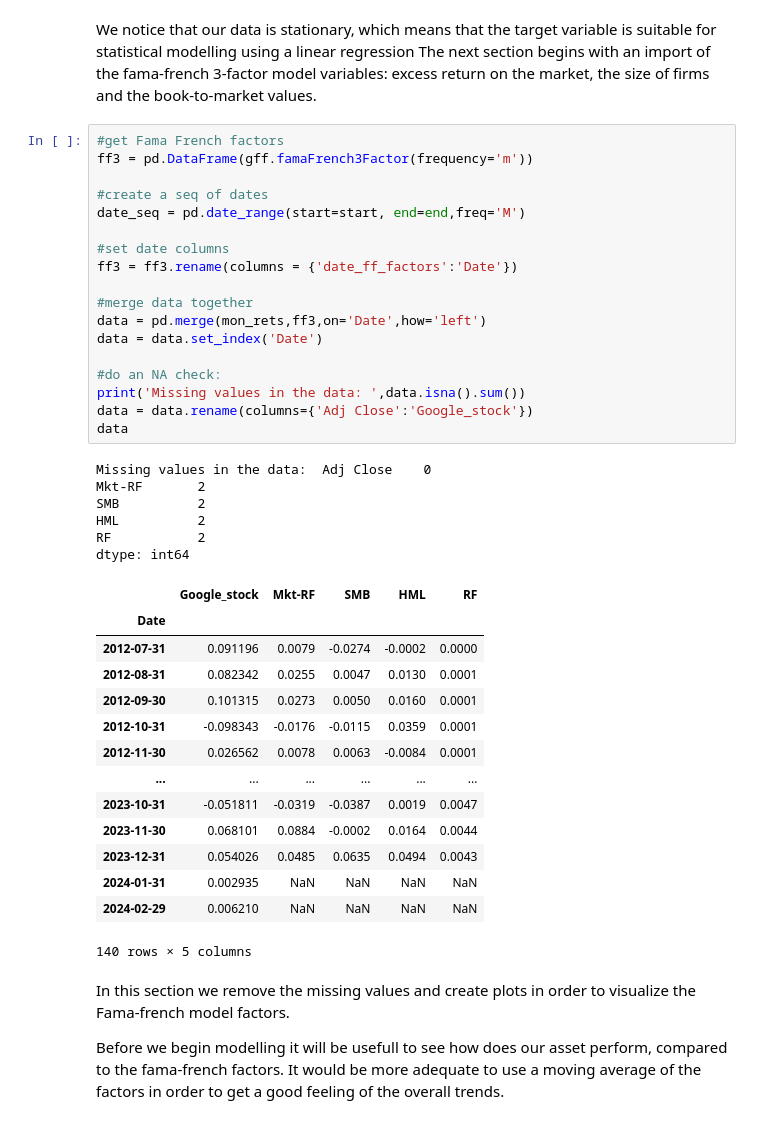
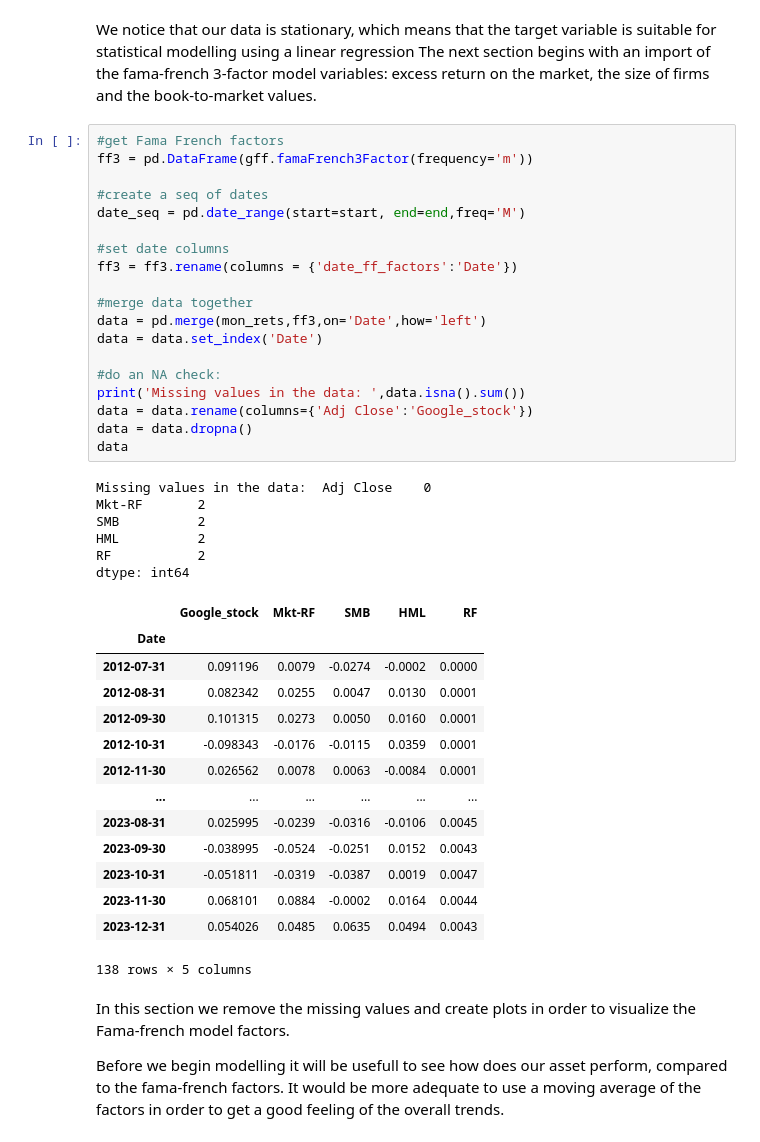
Before and after one commit to leoouyang781/Test-Repository, a Jupyter notebook: Python-For-Finance-2nd-Edition/Chapter 7.ipynb, the cells around one changed output. Cells and saved outputs as stored; diff of their text form.

```diff
--- a/Python-For-Finance-2nd-Edition/Chapter 7.ipynb
+++ b/Python-For-Finance-2nd-Edition/Chapter 7.ipynb
@@ -406,39 +406,40 @@ ff3 = pd.DataFrame(gff.famaFrench3Factor(frequency='m'))
 
 #create a seq of dates
 date_seq = pd.date_range(start=start, end=end,freq='M')
 
 #set date columns
 ff3 = ff3.rename(columns = {'date_ff_factors':'Date'})
 
 #merge data together
 data = pd.merge(mon_rets,ff3,on='Date',how='left')
 data = data.set_index('Date')
 
 #do an NA check:
 print('Missing values in the data: ',data.isna().sum())
 data = data.rename(columns={'Adj Close':'Google_stock'})
+data = data.dropna()
 data
 # %% [output]
 Missing values in the data:  Adj Close    0
 Mkt-RF       2
 SMB          2
 HML          2
 RF           2
 dtype: int64
 |  | Google_stock | Mkt-RF | SMB | HML | RF |
 | Date |  |  |  |  |  |
 | 2012-07-31 | 0.091196 | 0.0079 | -0.0274 | -0.0002 | 0.0000 |
 | 2012-08-31 | 0.082342 | 0.0255 | 0.0047 | 0.0130 | 0.0001 |
 | 2012-09-30 | 0.101315 | 0.0273 | 0.0050 | 0.0160 | 0.0001 |
 | 2012-10-31 | -0.098343 | -0.0176 | -0.0115 | 0.0359 | 0.0001 |
 | 2012-11-30 | 0.026562 | 0.0078 | 0.0063 | -0.0084 | 0.0001 |
 | ... | ... | ... | ... | ... | ... |
+| 2023-08-31 | 0.025995 | -0.0239 | -0.0316 | -0.0106 | 0.0045 |
+| 2023-09-30 | -0.038995 | -0.0524 | -0.0251 | 0.0152 | 0.0043 |
 | 2023-10-31 | -0.051811 | -0.0319 | -0.0387 | 0.0019 | 0.0047 |
 | 2023-11-30 | 0.068101 | 0.0884 | -0.0002 | 0.0164 | 0.0044 |
 | 2023-12-31 | 0.054026 | 0.0485 | 0.0635 | 0.0494 | 0.0043 |
-| 2024-01-31 | 0.002935 | NaN | NaN | NaN | NaN |
-| 2024-02-29 | 0.006210 | NaN | NaN | NaN | NaN |
-140 rows × 5 columns
+138 rows × 5 columns
 # %% [markdown]
 In this section we remove the missing values and create plots in order to visualize the Fama-french model factors.
 
```
Also changed, not shown: parts of 15 cells of this notebook.
